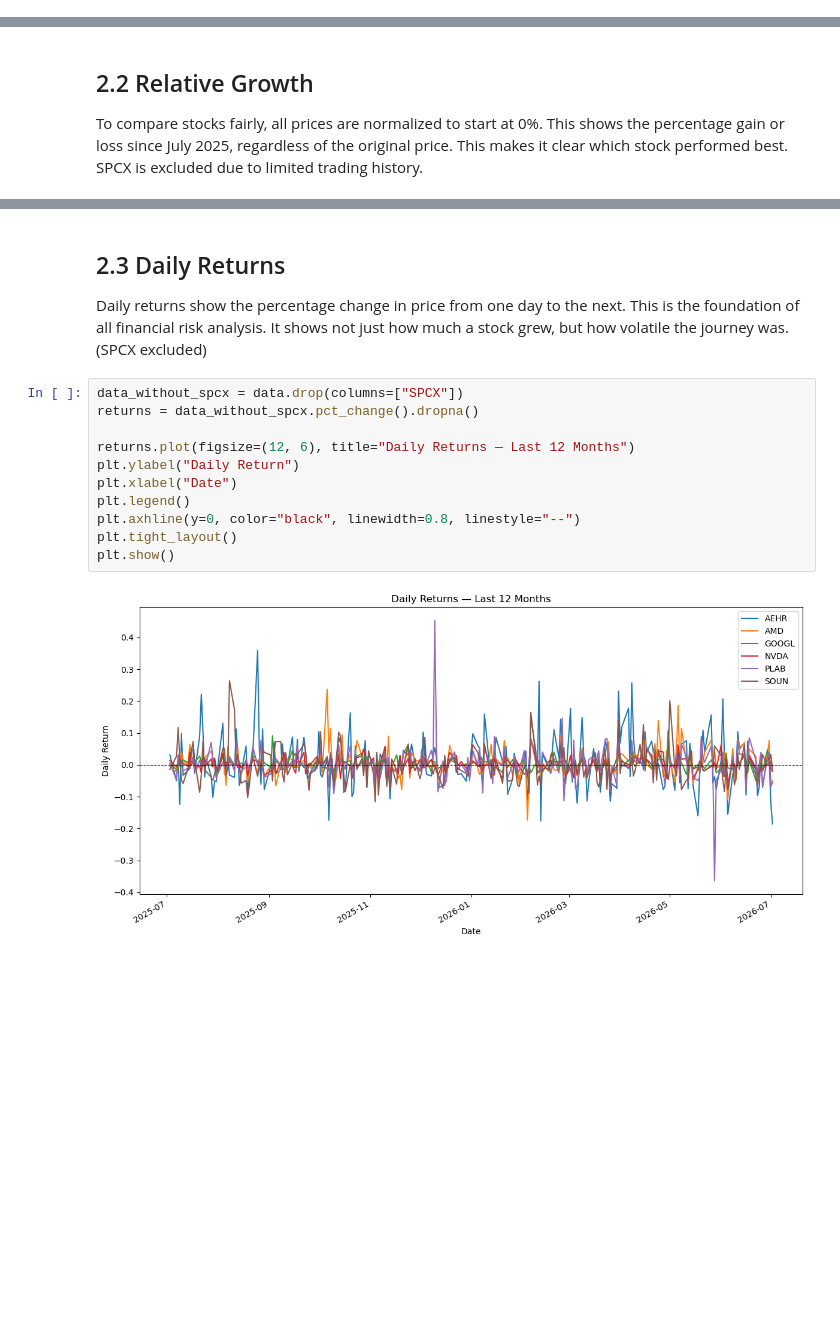
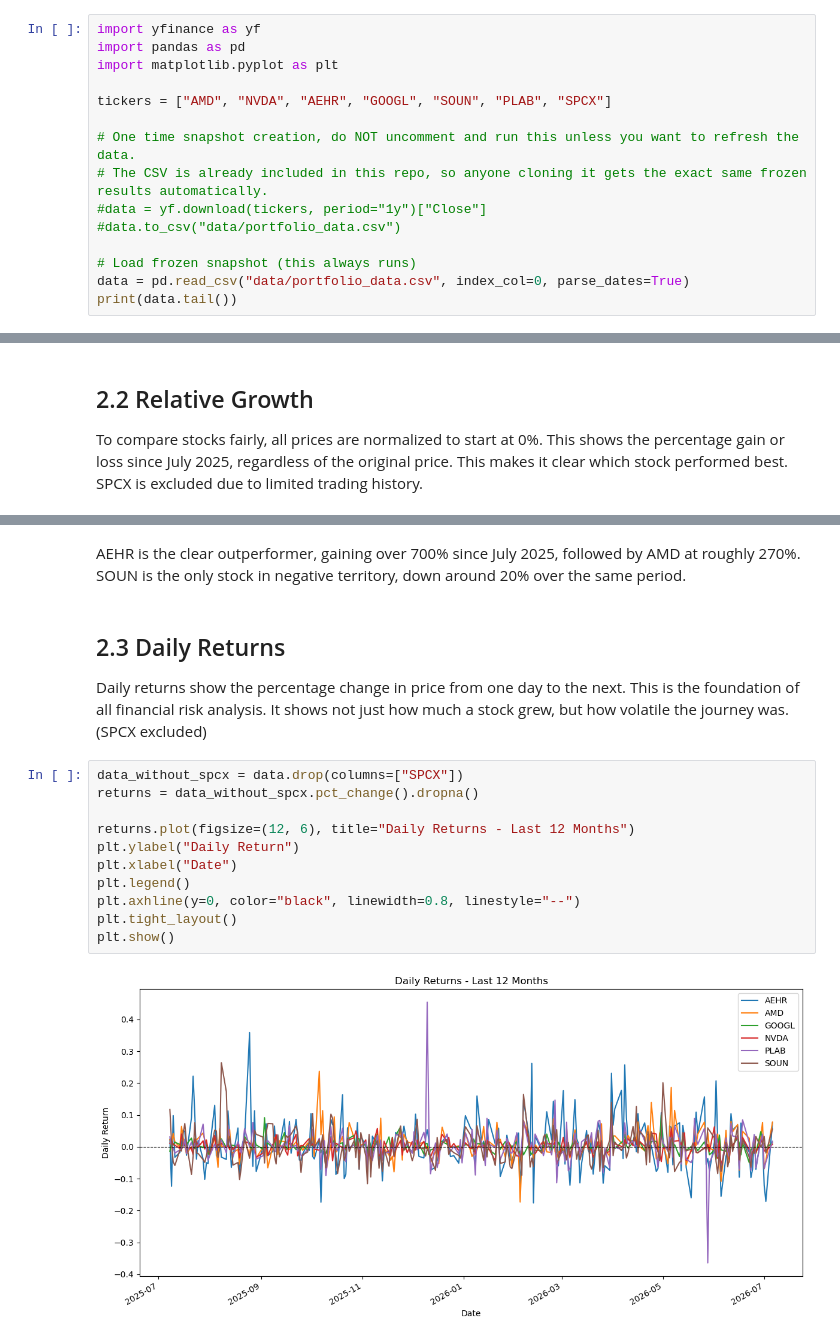
Before and after one commit to florisschulmaijer/stock-analyzer, a Jupyter notebook: portfolio.ipynb, the cells around one changed output, grey strips where cells are left out. Cells and saved outputs as stored; diff of their text form; blank space fills up the shorter version.

```diff
--- a/portfolio.ipynb
+++ b/portfolio.ipynb
@@ -31,0 +23,15 @@ Date
+# %%
+import yfinance as yf
+import pandas as pd
+import matplotlib.pyplot as plt
+
+tickers = ["AMD", "NVDA", "AEHR", "GOOGL", "SOUN", "PLAB", "SPCX"]
+
+# One time snapshot creation, do NOT uncomment and run this unless you want to refresh the data.
+# The CSV is already included in this repo, so anyone cloning it gets the exact same frozen results automatically.
+#data = yf.download(tickers, period="1y")["Close"]
+#data.to_csv("data/portfolio_data.csv")
+
+# Load frozen snapshot (this always runs)
+data = pd.read_csv("data/portfolio_data.csv", index_col=0, parse_dates=True)
+print(data.tail())
@@ -82,3 +113,5 @@ plt.show()
+# %% [markdown]
+AEHR is the clear outperformer, gaining over 700% since July 2025, followed by AMD at roughly 270%. SOUN is the only stock in negative territory, down around 20% over the same period.
 # %% [markdown]
 ## 2.3 Daily Returns
 
@@ -86,13 +119,13 @@ Daily returns show the percentage change in price from one day to the next. This
 # %%
 data_without_spcx = data.drop(columns=["SPCX"])
 returns = data_without_spcx.pct_change().dropna()
 
-returns.plot(figsize=(12, 6), title="Daily Returns — Last 12 Months")
+returns.plot(figsize=(12, 6), title="Daily Returns - Last 12 Months")
 plt.ylabel("Daily Return")
 plt.xlabel("Date")
 plt.legend()
 plt.axhline(y=0, color="black", linewidth=0.8, linestyle="--")
 plt.tight_layout()
 plt.show()
 # %% [output]
-[figure, old version]
+[figure, new version]
```
Also changed, not shown: parts of 25 cells of this notebook, 4 other files.
